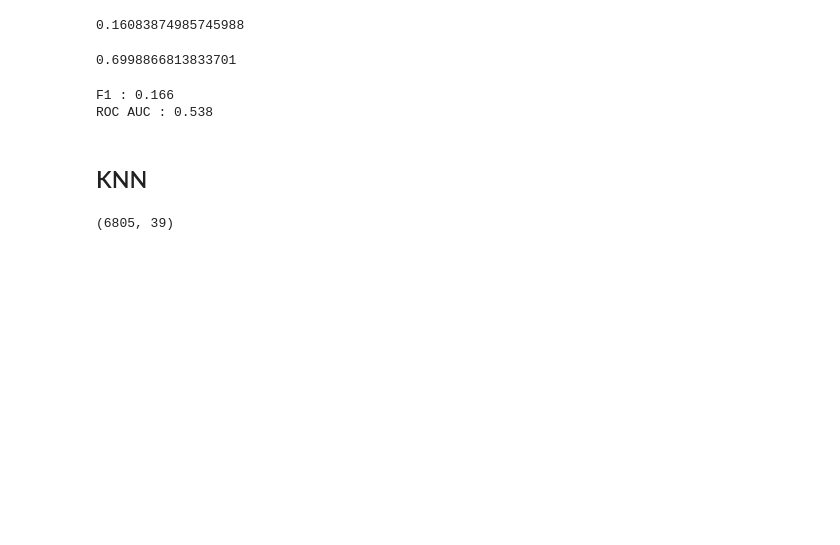
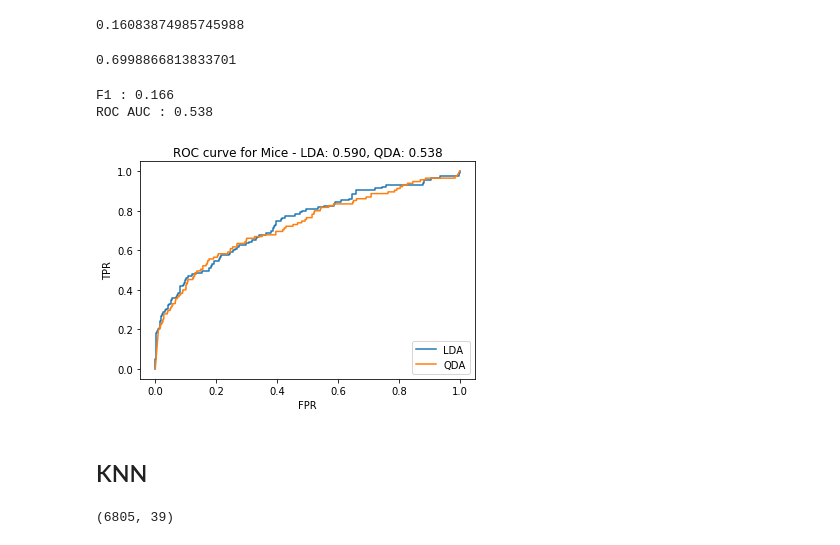
Before and after one commit to SeungjiNam07/ESC20SPRING_team4, a Jupyter notebook: modeling/code/LDA_QDA_modeling.ipynb, the cells around one changed output. Drawn from its saved outputs; the diff is of its cells as text; code cells hidden in the pictures; blank space fills up the shorter version.

Commit message:
add ROC curve

```diff
--- a/modeling/code/LDA_QDA_modeling.ipynb
+++ b/modeling/code/LDA_QDA_modeling.ipynb
@@ -87,6 +87,19 @@ print("ROC AUC : %.3f" % roc_auc_score(y_test, pred_y))
 # %% [output]
 F1 : 0.166
 ROC AUC : 0.538
+# %%
+false_positive_rate1, true_positive_rate1, thresholds = roc_curve(y_test, lda.predict_proba(X_test)[:,1])
+false_positive_rate2, true_positive_rate2, thresholds = roc_curve(y_test, qda.predict_proba(X_test)[:,1])
+plt.clf()
+plt.plot(false_positive_rate1, true_positive_rate1, label = "LDA")
+plt.plot(false_positive_rate2, true_positive_rate2, label = "QDA")
+plt.xlabel('FPR')
+plt.ylabel('TPR')
+plt.title("ROC curve for Mice - LDA: 0.590, QDA: 0.538")
+plt.legend(loc = 4)
+plt.show()
+# %% [output]
+[figure, added]
 # %% [markdown]
 ## KNN
 # %%
```
Also changed, not shown: parts of 7 cells of this notebook.
